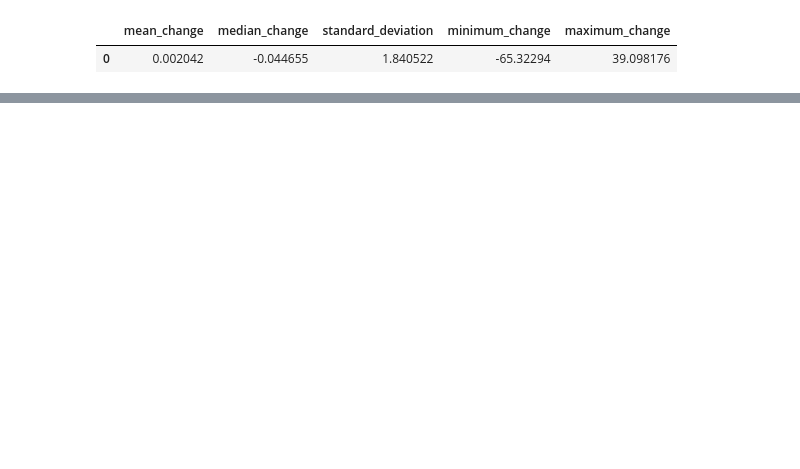
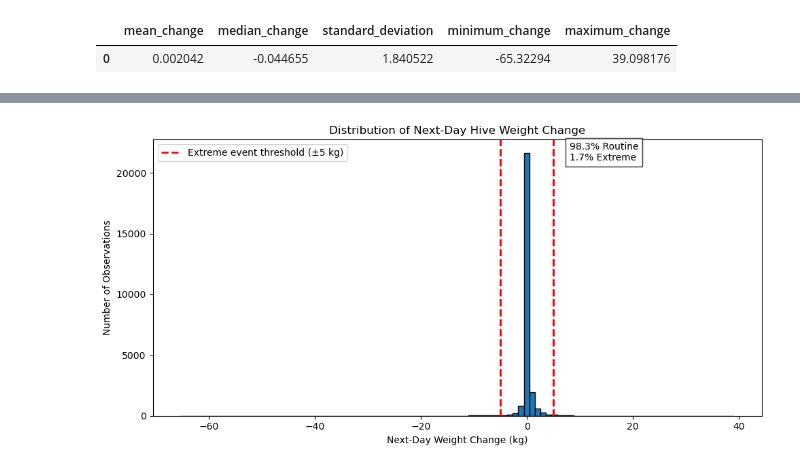
Before and after one commit to stephfn/honey-yield-predictive-model, a Jupyter notebook: Stephanie_Work/Honey_Project_Pipeline.ipynb, the cells around one changed output, grey strips where cells are left out. Saved outputs shown, nothing was run; the diff lists cells and outputs as text; code cells hidden in the pictures; blank space fills up the shorter version.

Commit message:
Expand preliminary analysis with distributions, feature importance, and conclusions

```diff
--- a/Stephanie_Work/Honey_Project_Pipeline.ipynb
+++ b/Stephanie_Work/Honey_Project_Pipeline.ipynb
@@ -618,0 +610,14 @@ ORDER BY extreme_weight_change_flag;
+# %%
+model_df = con.execute("""
+SELECT *
+FROM honey_model
+ORDER BY
+    hive_id,
+    measurement_date
+""").df()
+
+print(f"Modeling observations: {len(model_df):,}")
+print(f"Features: {model_df.shape[1]}")
+print(f"Hives: {model_df['hive_id'].nunique():,}")
+
+model_df.head()
@@ -631,0 +752,45 @@ FROM honey_model;
+# %%
+plt.figure(figsize=(10, 5))
+
+plt.hist(
+    model_df["target_next_day_weight_change_kg"],
+    bins=100,
+    edgecolor="black"
+)
+
+plt.axvline(-5, color="red", linestyle="--", linewidth=2)
+plt.axvline(5, color="red", linestyle="--", linewidth=2)
+
+plt.title("Distribution of Next-Day Hive Weight Change")
+plt.xlabel("Next-Day Weight Change (kg)")
+plt.ylabel("Number of Observations")
+
+plt.text(
+    8,
+    21000,
+    "98.3% Routine\n1.7% Extreme",
+    fontsize=10,
+    bbox=dict(facecolor="white", alpha=0.8)
+)
+
+plt.axvline(
+    -5,
+    color="red",
+    linestyle="--",
+    linewidth=2,
+    label="Extreme event threshold (±5 kg)"
+)
+
+plt.axvline(
+    5,
+    color="red",
+    linestyle="--",
+    linewidth=2
+)
+
+plt.legend()
+
+plt.tight_layout()
+plt.show()
+# %% [output]
+[figure, added]
```
Also changed, not shown: parts of 24 cells of this notebook.
